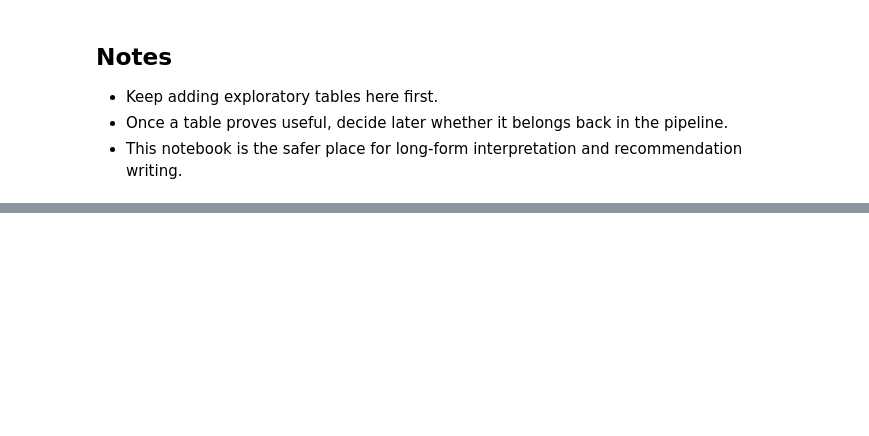
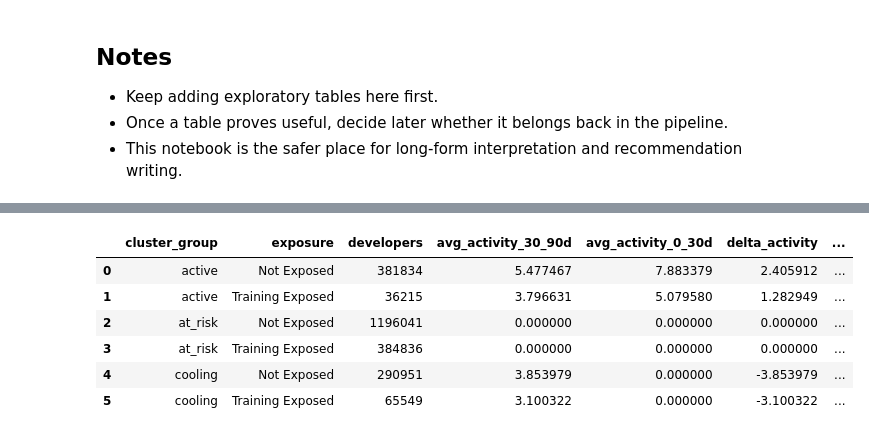
Before and after one commit to WBDoran/Spring2026_IndustryProject, a Jupyter notebook: HDBSCAN_Extra_Analysis.ipynb, the cells around one changed output, grey strips where cells are left out. Cells and saved outputs as stored; diff of their text form; code cells hidden in the pictures; blank space fills up the shorter version.

```diff
--- a/HDBSCAN_Extra_Analysis.ipynb
+++ b/HDBSCAN_Extra_Analysis.ipynb
@@ -346,0 +540,93 @@ ORDER BY developers DESC
+# %%
+# ── Cluster group case expression (reuse from pipeline) ──
+cluster_group_case = """
+CASE
+    WHEN cluster_label LIKE 'active_%' THEN 'active'
+    WHEN cluster_label LIKE 'cooling_%' THEN 'cooling'
+    WHEN cluster_label LIKE 'at_risk_%' THEN 'at_risk'
+    ELSE NULL
+END
+"""
+
+api_avg = "AVG(lifetime_api_count) AS avg_lifetime_api_count," if has_api else ""
+velocity_avg = "AVG(activity_velocity_0_30_vs_30_90) AS avg_activity_velocity," if has_velocity else ""
+
+# ── Training: exposed vs unexposed by lifecycle group ──
+display(Markdown('### Training Exposure: Deltas by Lifecycle Group'))
+
+training_delta_sql = f"""
+SELECT
+    {cluster_group_case} AS cluster_group,
+    CASE WHEN lifetime_dli_training_count > 0 THEN 'Training Exposed' ELSE 'Not Exposed' END AS exposure,
+    COUNT(*) AS developers,
+    AVG(activity_count_30_90d) AS avg_activity_30_90d,
+    AVG(activity_count_0_30d) AS avg_activity_0_30d,
+    AVG(activity_count_0_30d - activity_count_30_90d) AS delta_activity,
+    AVG(high_effort_count_30_90d) AS avg_high_effort_30_90d,
+    AVG(high_effort_count_0_30d) AS avg_high_effort_0_30d,
+    AVG(high_effort_count_0_30d - high_effort_count_30_90d) AS delta_high_effort,
+    {api_avg}
+    {velocity_avg}
+    AVG(weighted_recent_activity) AS avg_weighted_recent_activity
+FROM {PROFILE_TABLE}
+WHERE {cluster_group_case} IS NOT NULL
+GROUP BY 1, 2
+ORDER BY 1, 2
+"""
+
+training_delta = con.execute(training_delta_sql).fetchdf()
+display(training_delta)
+
+# ── Webinar: exposed vs unexposed by lifecycle group ──
+display(Markdown('### Webinar Exposure: Deltas by Lifecycle Group'))
+
+webinar_delta_sql = f"""
+SELECT
+    {cluster_group_case} AS cluster_group,
+    CASE WHEN lifetime_webinar_count > 0 THEN 'Webinar Exposed' ELSE 'Not Exposed' END AS exposure,
+    COUNT(*) AS developers,
+    AVG(activity_count_30_90d) AS avg_activity_30_90d,
+    AVG(activity_count_0_30d) AS avg_activity_0_30d,
+    AVG(activity_count_0_30d - activity_count_30_90d) AS delta_activity,
+    AVG(high_effort_count_30_90d) AS avg_high_effort_30_90d,
+    AVG(high_effort_count_0_30d) AS avg_high_effort_0_30d,
+    AVG(high_effort_count_0_30d - high_effort_count_30_90d) AS delta_high_effort,
+    {api_avg}
+    {velocity_avg}
+    AVG(weighted_recent_activity) AS avg_weighted_recent_activity
+FROM {PROFILE_TABLE}
+WHERE {cluster_group_case} IS NOT NULL
+GROUP BY 1, 2
+ORDER BY 1, 2
+"""
+
+webinar_delta = con.execute(webinar_delta_sql).fetchdf()
+display(webinar_delta)
+
+# ── Download: exposed vs unexposed by lifecycle group ──
+display(Markdown('### Download Exposure: Deltas by Lifecycle Group'))
+
+download_delta_sql = f"""
+SELECT
+    {cluster_group_case} AS cluster_group,
+    CASE WHEN (lifetime_devzone_download_count + lifetime_ngc_download_count) > 0
+         THEN 'Download Exposed' ELSE 'Not Exposed' END AS exposure,
+    COUNT(*) AS developers,
+    AVG(activity_count_30_90d) AS avg_activity_30_90d,
+    AVG(activity_count_0_30d) AS avg_activity_0_30d,
+    AVG(activity_count_0_30d - activity_count_30_90d) AS delta_activity,
+    AVG(high_effort_count_30_90d) AS avg_high_effort_30_90d,
+    AVG(high_effort_count_0_30d) AS avg_high_effort_0_30d,
+    AVG(high_effort_count_0_30d - high_effort_count_30_90d) AS delta_high_effort,
+    {api_avg}
+    {velocity_avg}
+    AVG(weighted_recent_activity) AS avg_weighted_recent_activity
+FROM {PROFILE_TABLE}
+WHERE {cluster_group_case} IS NOT NULL
+GROUP BY 1, 2
+ORDER BY 1, 2
+"""
+
+download_delta = con.execute(download_delta_sql).fetchdf()
+display(download_delta)
+# %% [output]
@@ -346,0 +634,7 @@ ORDER BY developers DESC
+|  | cluster_group | exposure | developers | avg_activity_30_90d | avg_activity_0_30d | delta_activity | ... |
+| 0 | active | Not Exposed | 381834 | 5.477467 | 7.883379 | 2.405912 | ... |
+| 1 | active | Training Exposed | 36215 | 3.796631 | 5.079580 | 1.282949 | ... |
+| 2 | at_risk | Not Exposed | 1196041 | 0.000000 | 0.000000 | 0.000000 | ... |
+| 3 | at_risk | Training Exposed | 384836 | 0.000000 | 0.000000 | 0.000000 | ... |
+| 4 | cooling | Not Exposed | 290951 | 3.853979 | 0.000000 | -3.853979 | ... |
+| 5 | cooling | Training Exposed | 65549 | 3.100322 | 0.000000 | -3.100322 | ... |
```
Also changed, not shown: parts of 11 cells of this notebook.
